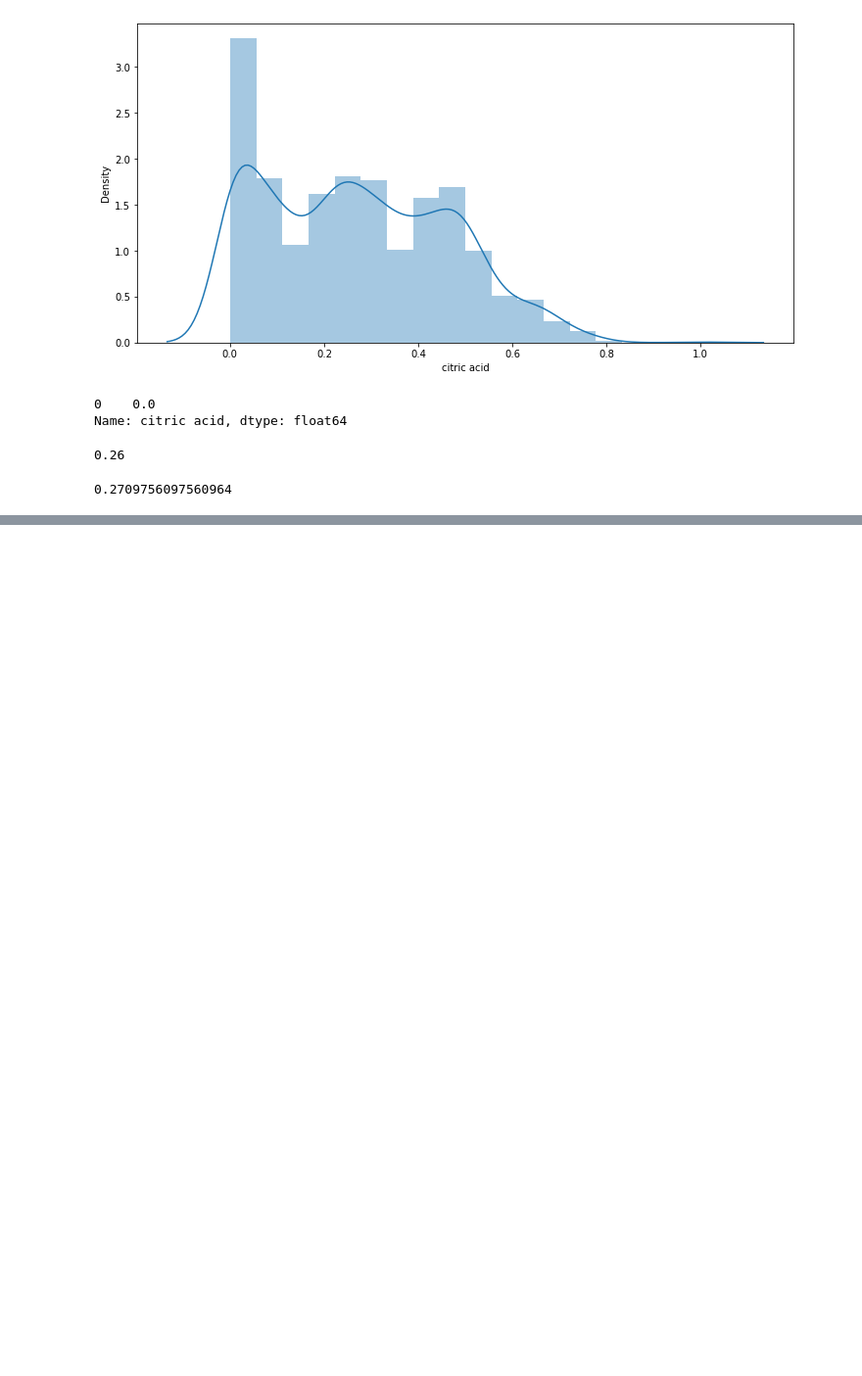
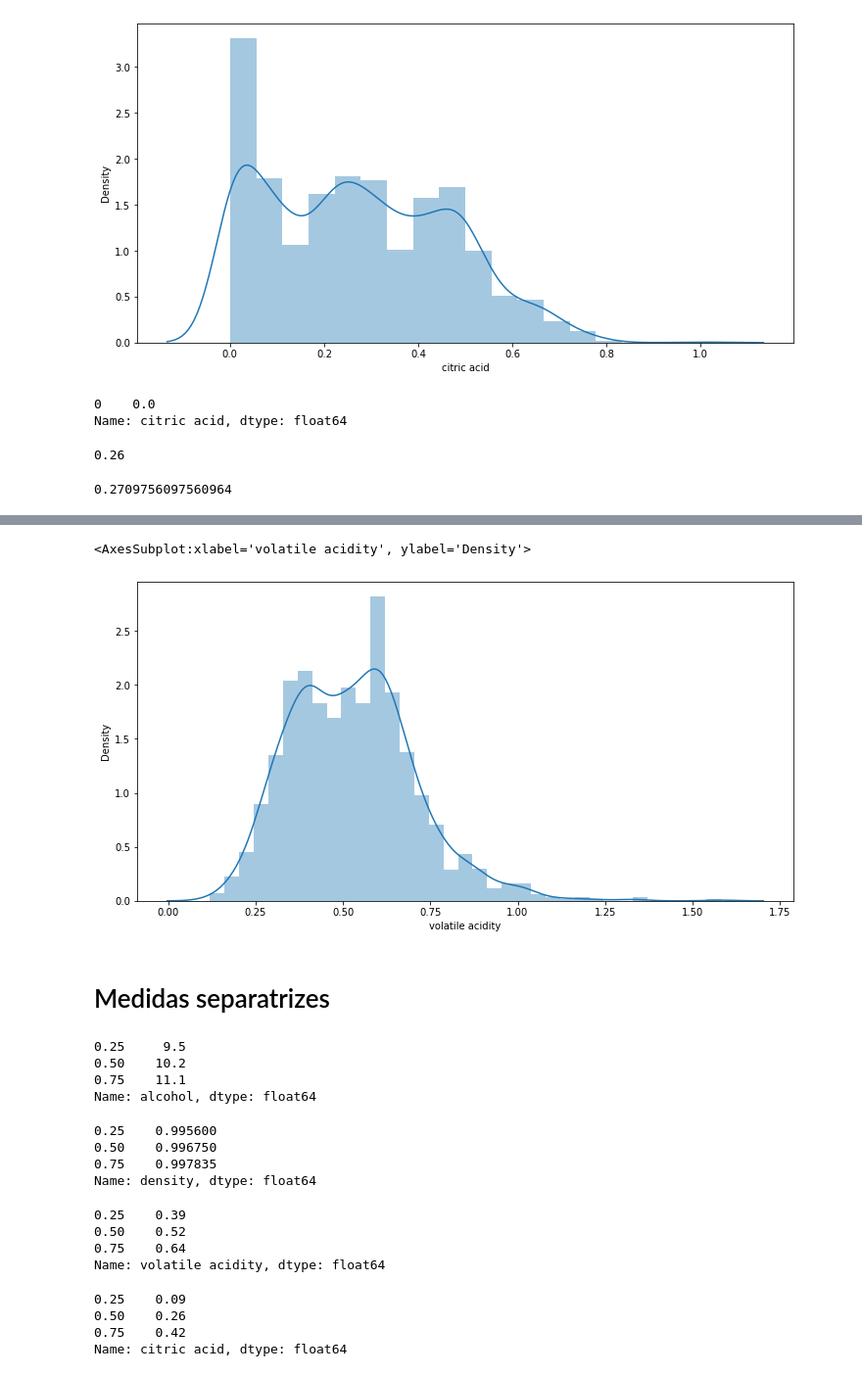
Before and after one commit to AdsonRoberto/ML_Analise_de_dados, a Jupyter notebook: analise_de_dados.ipynb, the cells around one changed output, grey strips where cells are left out. Shown at 98% size. Saved outputs shown, nothing was run; the diff lists cells and outputs as text; code cells hidden in the pictures; blank space fills up the shorter version.

Commit message:
adicionando tratamento medidas separatrizes

```diff
--- a/analise_de_dados.ipynb
+++ b/analise_de_dados.ipynb
@@ -346,0 +350,38 @@ ax
+# %%
+ax = sns.distplot(dados['volatile acidity'])
+ax.figure.set_size_inches(12, 6)
+ax
+# %% [output]
+<AxesSubplot:xlabel='volatile acidity', ylabel='Density'>
+[figure, added]
+# %% [markdown]
+# Medidas separatrizes
+# %%
+#cálculo do Quartil
+dados.alcohol.quantile([0.25, 0.5, 0.75])
+# %% [output]
+0.25     9.5
+0.50    10.2
+0.75    11.1
+Name: alcohol, dtype: float64
+# %%
+dados.density.quantile([0.25, 0.5, 0.75])
+# %% [output]
+0.25    0.995600
+0.50    0.996750
+0.75    0.997835
+Name: density, dtype: float64
+# %%
+dados['volatile acidity'].quantile([0.25, 0.5, 0.75])
+# %% [output]
+0.25    0.39
+0.50    0.52
+0.75    0.64
+Name: volatile acidity, dtype: float64
+# %%
+dados['citric acid'].quantile([0.25, 0.5, 0.75])
+# %% [output]
+0.25    0.09
+0.50    0.26
+0.75    0.42
+Name: citric acid, dtype: float64
```
Also changed, not shown: parts of 12 cells of this notebook.
